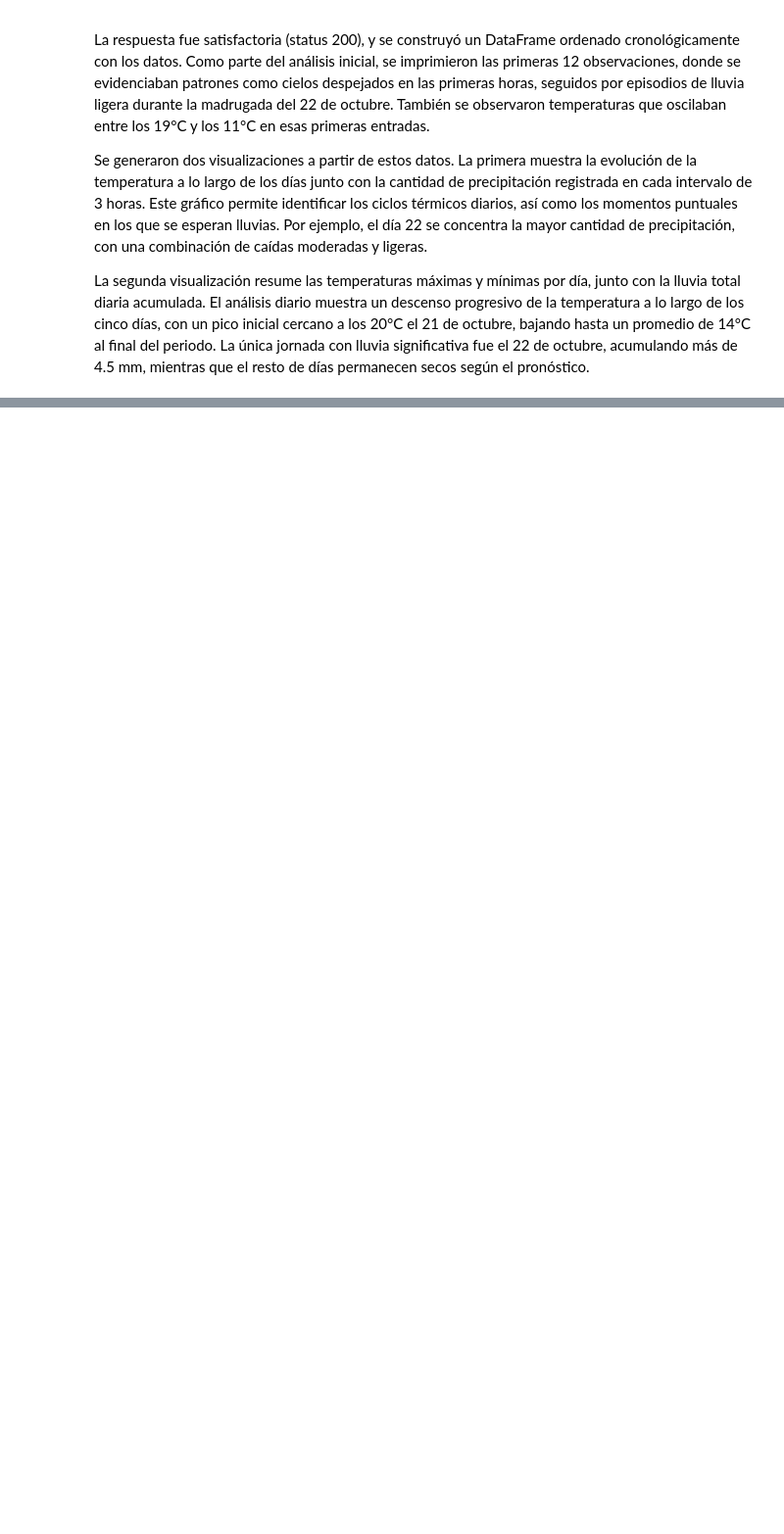
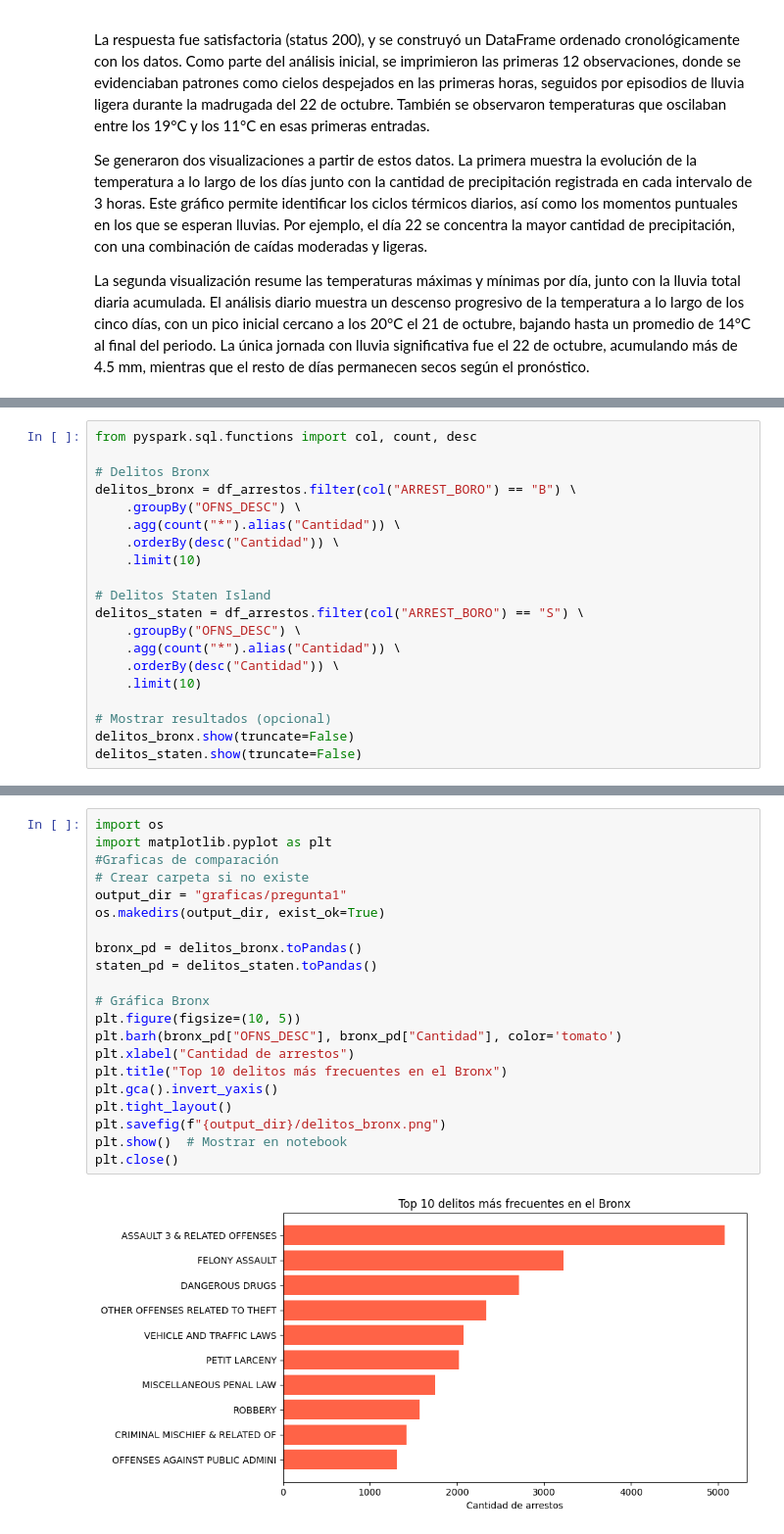
Before and after one commit to juliancramos/analisis-exploratorio-nueva-york, a Jupyter notebook: analisis-exploratorio-ny.ipynb, the cells around one changed output, grey strips where cells are left out. Shown at 98% size. Drawn from its saved outputs; the diff is of its cells as text; blank space fills up the shorter version.

```diff
--- a/analisis-exploratorio-ny.ipynb
+++ b/analisis-exploratorio-ny.ipynb
@@ -2617,0 +3093,20 @@ Ubicación: New York, US
+# %%
+from pyspark.sql.functions import col, count, desc
+
+# Delitos Bronx
+delitos_bronx = df_arrestos.filter(col("ARREST_BORO") == "B") \
+    .groupBy("OFNS_DESC") \
+    .agg(count("*").alias("Cantidad")) \
+    .orderBy(desc("Cantidad")) \
+    .limit(10)
+
+# Delitos Staten Island
+delitos_staten = df_arrestos.filter(col("ARREST_BORO") == "S") \
+    .groupBy("OFNS_DESC") \
+    .agg(count("*").alias("Cantidad")) \
+    .orderBy(desc("Cantidad")) \
+    .limit(10)
+
+# Mostrar resultados (opcional)
+delitos_bronx.show(truncate=False)
+delitos_staten.show(truncate=False)
@@ -2617,0 +3131,23 @@ Ubicación: New York, US
+# %%
+import os
+import matplotlib.pyplot as plt
+#Graficas de comparación
+# Crear carpeta si no existe
+output_dir = "graficas/pregunta1"
+os.makedirs(output_dir, exist_ok=True)
+
+bronx_pd = delitos_bronx.toPandas()
+staten_pd = delitos_staten.toPandas()
+
+# Gráfica Bronx
+plt.figure(figsize=(10, 5))
+plt.barh(bronx_pd["OFNS_DESC"], bronx_pd["Cantidad"], color='tomato')
+plt.xlabel("Cantidad de arrestos")
+plt.title("Top 10 delitos más frecuentes en el Bronx")
+plt.gca().invert_yaxis()
+plt.tight_layout()
+plt.savefig(f"{output_dir}/delitos_bronx.png")
+plt.show()  # Mostrar en notebook
+plt.close()
+# %% [output]
+[figure, added]
```
Also changed, not shown: parts of 125 cells of this notebook.
